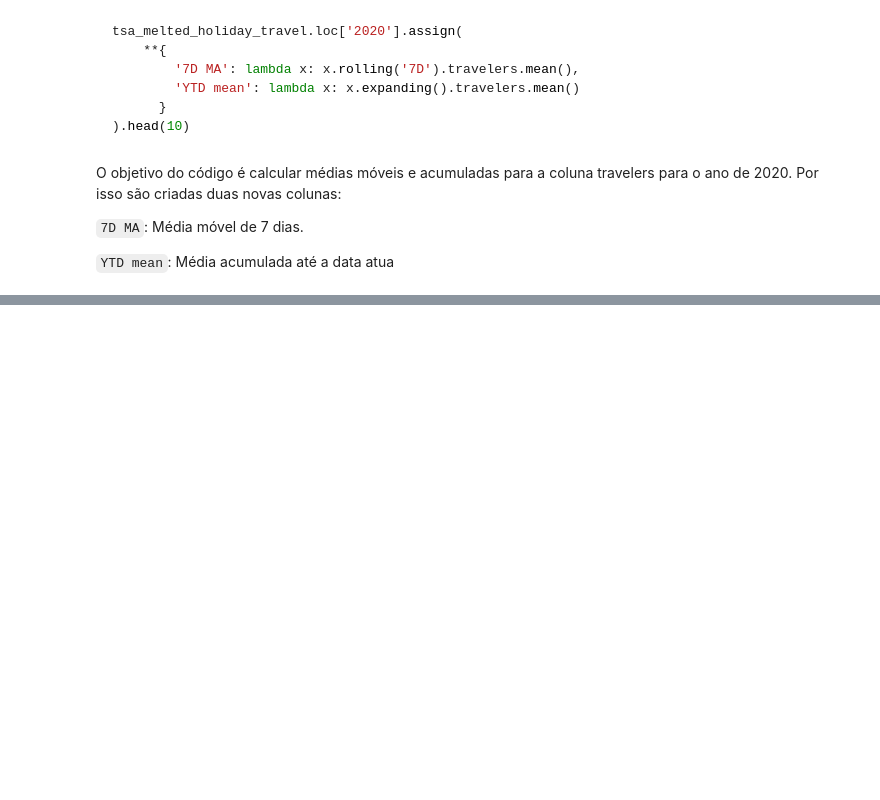
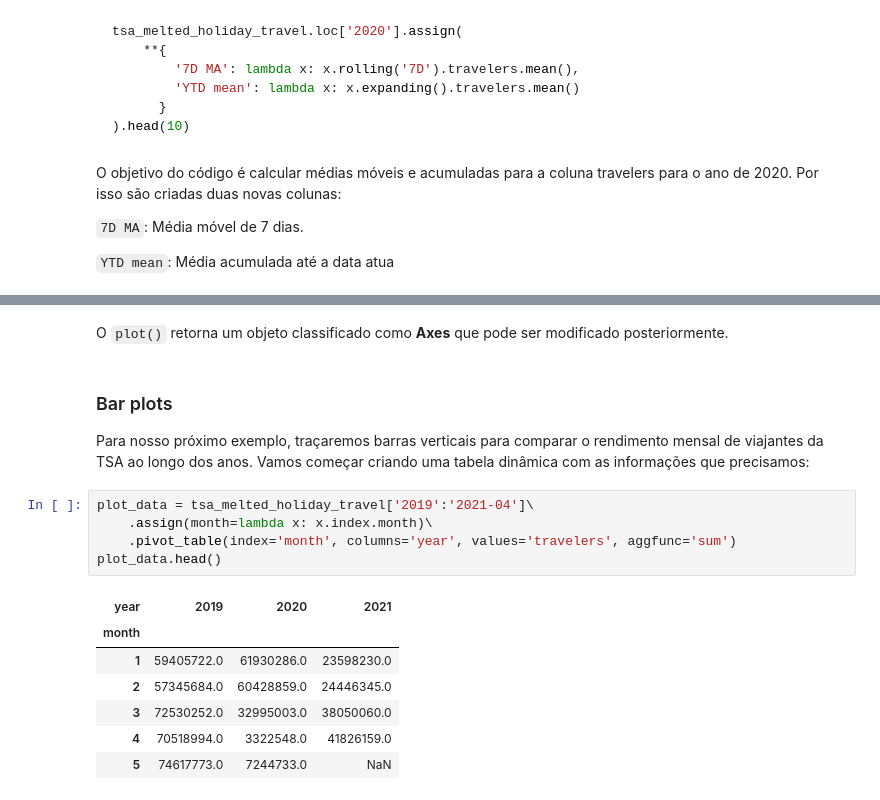
Before and after one commit to nicolas1707/pandas-workshop, a Jupyter notebook: notebooks/Anotações.ipynb, the cells around one changed output, grey strips where cells are left out. Drawn from its saved outputs; the diff is of its cells as text; blank space fills up the shorter version.

```diff
--- a/notebooks/Anotações.ipynb
+++ b/notebooks/Anotações.ipynb
@@ -1165,0 +1223,19 @@ O objetivo do código é calcular médias móveis e acumuladas para a coluna tra
+# %% [markdown]
+O `plot()` retorna um objeto classificado como __Axes__ que pode ser modificado posteriormente.
+# %% [markdown]
+### Bar plots
+
+Para nosso próximo exemplo, traçaremos barras verticais para comparar o rendimento mensal de viajantes da TSA ao longo dos anos. Vamos começar criando uma tabela dinâmica com as informações que precisamos:
+# %%
+plot_data = tsa_melted_holiday_travel['2019':'2021-04']\
+    .assign(month=lambda x: x.index.month)\
+    .pivot_table(index='month', columns='year', values='travelers', aggfunc='sum')
+plot_data.head()
+# %% [output]
+| year | 2019 | 2020 | 2021 |
+| month |  |  |  |
+| 1 | 59405722.0 | 61930286.0 | 23598230.0 |
+| 2 | 57345684.0 | 60428859.0 | 24446345.0 |
+| 3 | 72530252.0 | 32995003.0 | 38050060.0 |
+| 4 | 70518994.0 | 3322548.0 | 41826159.0 |
+| 5 | 74617773.0 | 7244733.0 | NaN |
```
Also changed, not shown: parts of 25 cells of this notebook.
